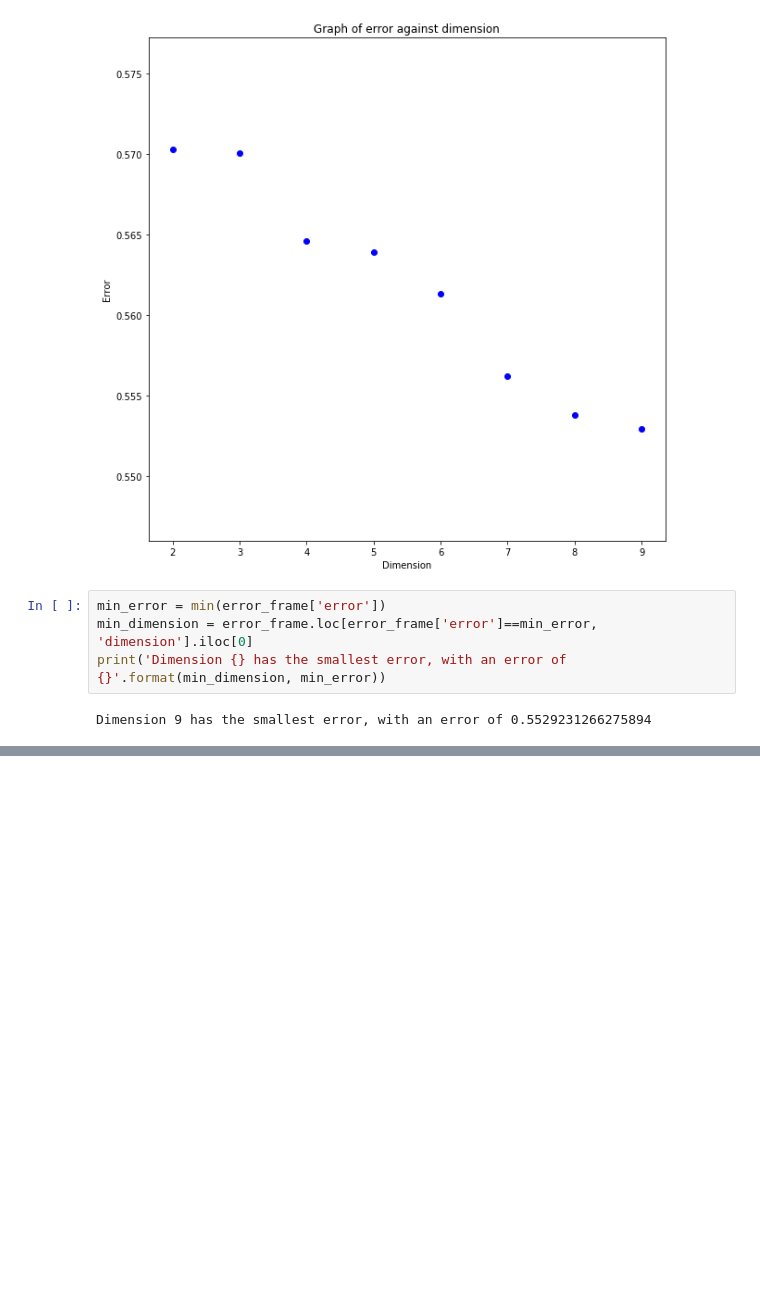
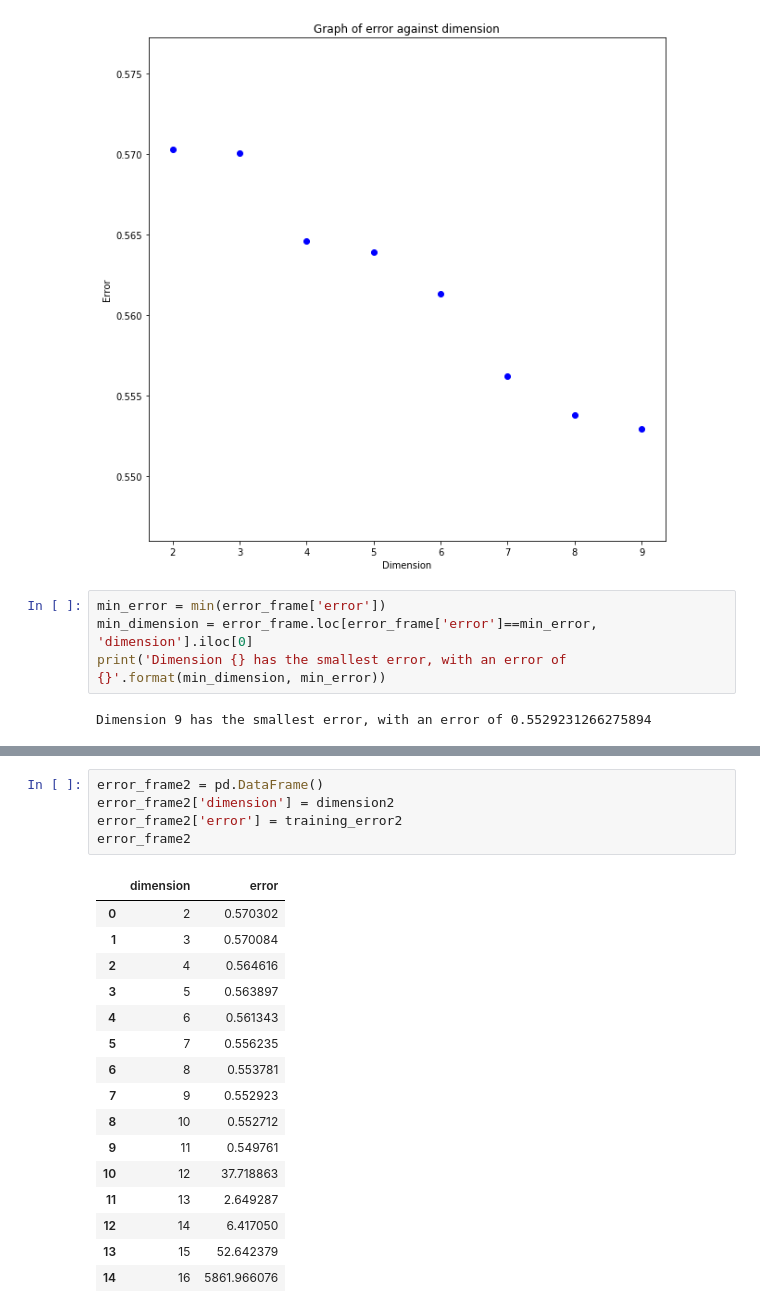
Before and after one commit to GlennChia/01_112_machine_learning, a Jupyter notebook: hw1/2_linear_and_polynomial_regression.ipynb, the cells around one changed output, grey strips where cells are left out. Cells and saved outputs as stored; diff of their text form; blank space fills up the shorter version.

```diff
--- a/hw1/2_linear_and_polynomial_regression.ipynb
+++ b/hw1/2_linear_and_polynomial_regression.ipynb
@@ -315,0 +356,22 @@ Dimension 9 has the smallest error, with an error of 0.5529231266275894
+# %%
+error_frame2 = pd.DataFrame()
+error_frame2['dimension'] = dimension2
+error_frame2['error'] = training_error2
+error_frame2
+# %% [output]
+|  | dimension | error |
+| 0 | 2 | 0.570302 |
+| 1 | 3 | 0.570084 |
+| 2 | 4 | 0.564616 |
+| 3 | 5 | 0.563897 |
+| 4 | 6 | 0.561343 |
+| 5 | 7 | 0.556235 |
+| 6 | 8 | 0.553781 |
+| 7 | 9 | 0.552923 |
+| 8 | 10 | 0.552712 |
+| 9 | 11 | 0.549761 |
+| 10 | 12 | 37.718863 |
+| 11 | 13 | 2.649287 |
+| 12 | 14 | 6.417050 |
+| 13 | 15 | 52.642379 |
+| 14 | 16 | 5861.966076 |
```
Also changed, not shown: parts of 6 cells of this notebook, 1 other file.
